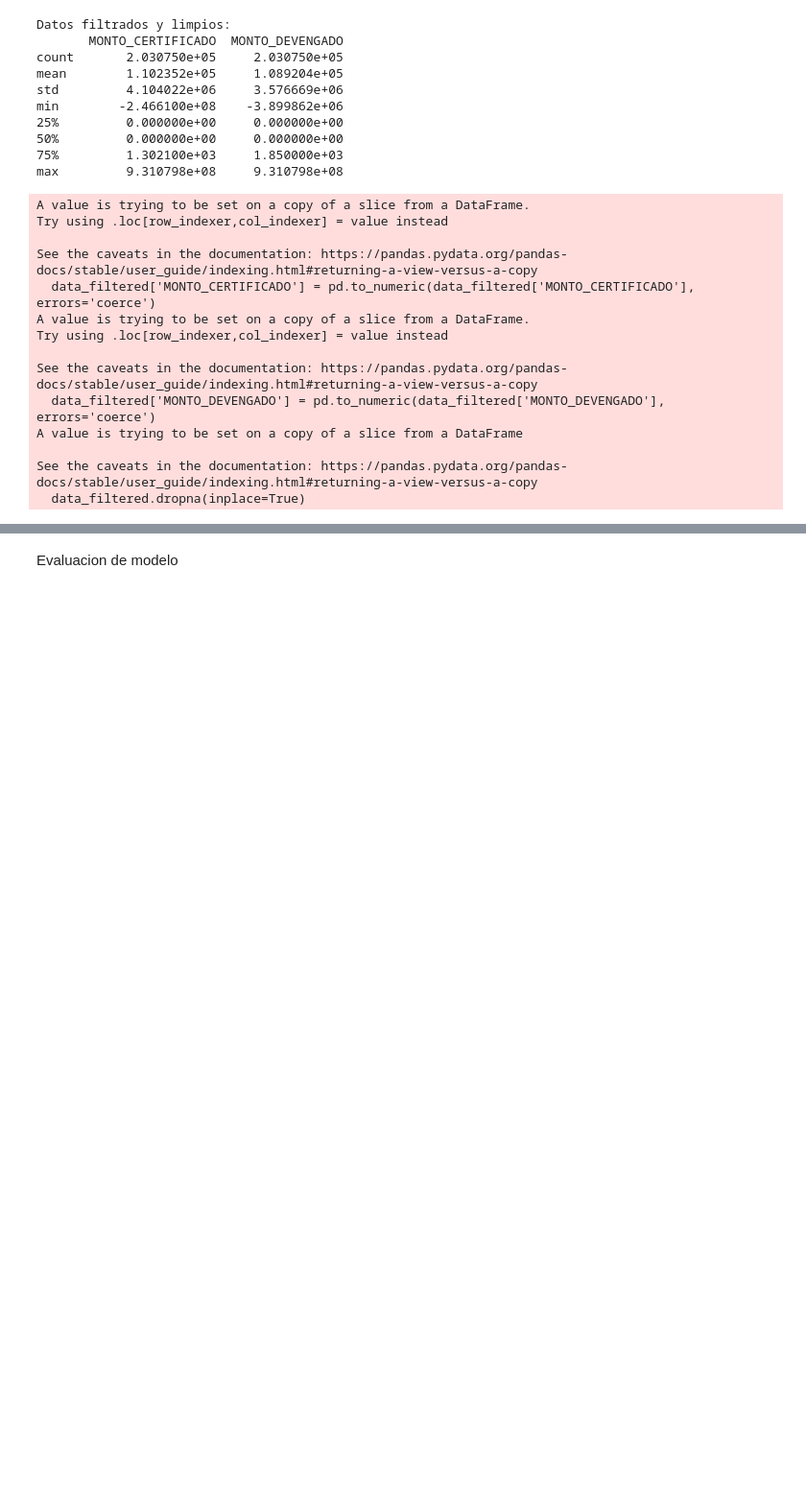
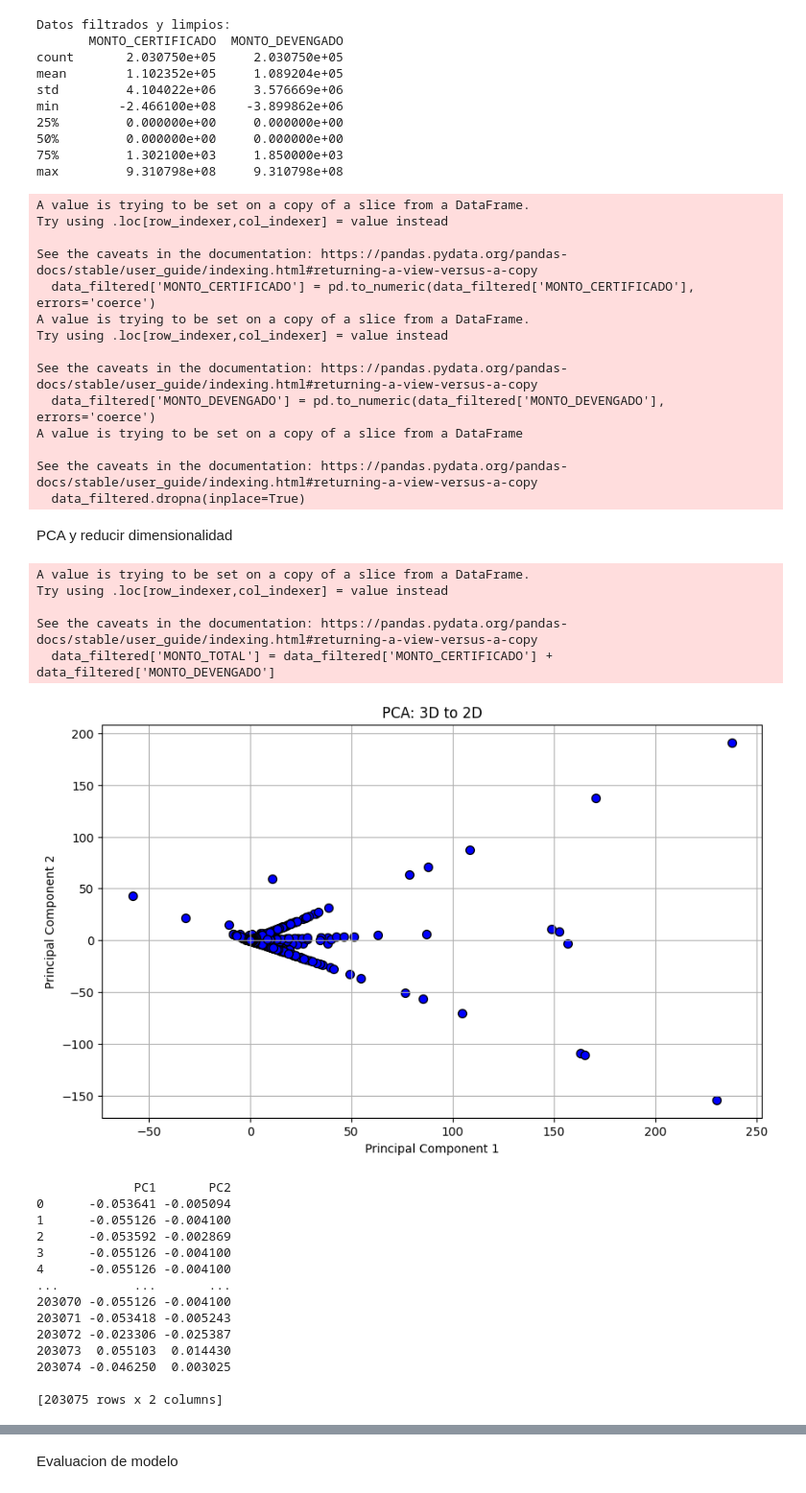
Before and after one commit to AldhairOD/TFSI, a Jupyter notebook: K-Means Application/KMeansAppTF.ipynb, the cells around one changed output, grey strips where cells are left out. Shown: that part at 96% size. Drawn from its saved outputs; the diff is of its cells as text; code cells hidden in the pictures; blank space fills up the shorter version.

```diff
--- a/K-Means Application/KMeansAppTF.ipynb
+++ b/K-Means Application/KMeansAppTF.ipynb
@@ -89,4 +90,63 @@ A value is trying to be set on a copy of a slice from a DataFrame
 
 See the caveats in the documentation: https://pandas.pydata.org/pandas-docs/stable/user_guide/indexing.html#returning-a-view-versus-a-copy
   data_filtered.dropna(inplace=True)
+# %% [markdown]
+PCA y reducir dimensionalidad
+# %%
+def apply_pca_and_plot(data, n_components=2):
+    # Asegurarse de que los datos no tengan valores faltantes
+    data = data.dropna()
+
+    # Estándarizar los datos
+    scaler = StandardScaler()
+    data_scaled = scaler.fit_transform(data)
+
+    # Aplicar PCA
+    pca = PCA(n_components=n_components)
+    data_pca = pca.fit_transform(data_scaled)
+
+    # Crear un DataFrame con los resultados
+    df_pca = pd.DataFrame(data_pca, columns=[f'PC{i+1}' for i in range(n_components)])
+
+    # Visualizar los resultados
+    plt.figure(figsize=(10, 6))
+    plt.scatter(df_pca['PC1'], df_pca['PC2'], c='blue', edgecolor='k', s=50)
+    plt.xlabel('Principal Component 1')
+    plt.ylabel('Principal Component 2')
+    plt.title('PCA: 3D to 2D')
+    plt.grid(True)
+    plt.show()
+
+    return df_pca
+
+# Aplicar PCA y reducir dimensionalidad
+# Asegúrate de que data_filtered tenga al menos 3 dimensiones antes de reducir a 2
+# Si solo tienes dos columnas, agrega una columna adicional para la reducción de 3 a 2 dimensiones.
+# Aquí se simula una tercera característica para demostración:
+data_filtered['MONTO_TOTAL'] = data_filtered['MONTO_CERTIFICADO'] + data_filtered['MONTO_DEVENGADO']
+
+# Reducir de 3 a 2 dimensiones
+df_pca = apply_pca_and_plot(data_filtered[['MONTO_CERTIFICADO', 'MONTO_DEVENGADO', 'MONTO_TOTAL']])
+print(df_pca)
+# %% [output]
+A value is trying to be set on a copy of a slice from a DataFrame.
+Try using .loc[row_indexer,col_indexer] = value instead
+
+See the caveats in the documentation: https://pandas.pydata.org/pandas-docs/stable/user_guide/indexing.html#returning-a-view-versus-a-copy
+  data_filtered['MONTO_TOTAL'] = data_filtered['MONTO_CERTIFICADO'] + data_filtered['MONTO_DEVENGADO']
+[figure, added]
+             PC1       PC2
+0      -0.053641 -0.005094
+1      -0.055126 -0.004100
+2      -0.053592 -0.002869
+3      -0.055126 -0.004100
+4      -0.055126 -0.004100
+...          ...       ...
+203070 -0.055126 -0.004100
+203071 -0.053418 -0.005243
+203072 -0.023306 -0.025387
+203073  0.055103  0.014430
+203074 -0.046250  0.003025
+
+[203075 rows x 2 columns]
 # %% [markdown]
```
Also changed, not shown: parts of 11 cells of this notebook, 1 other file.
